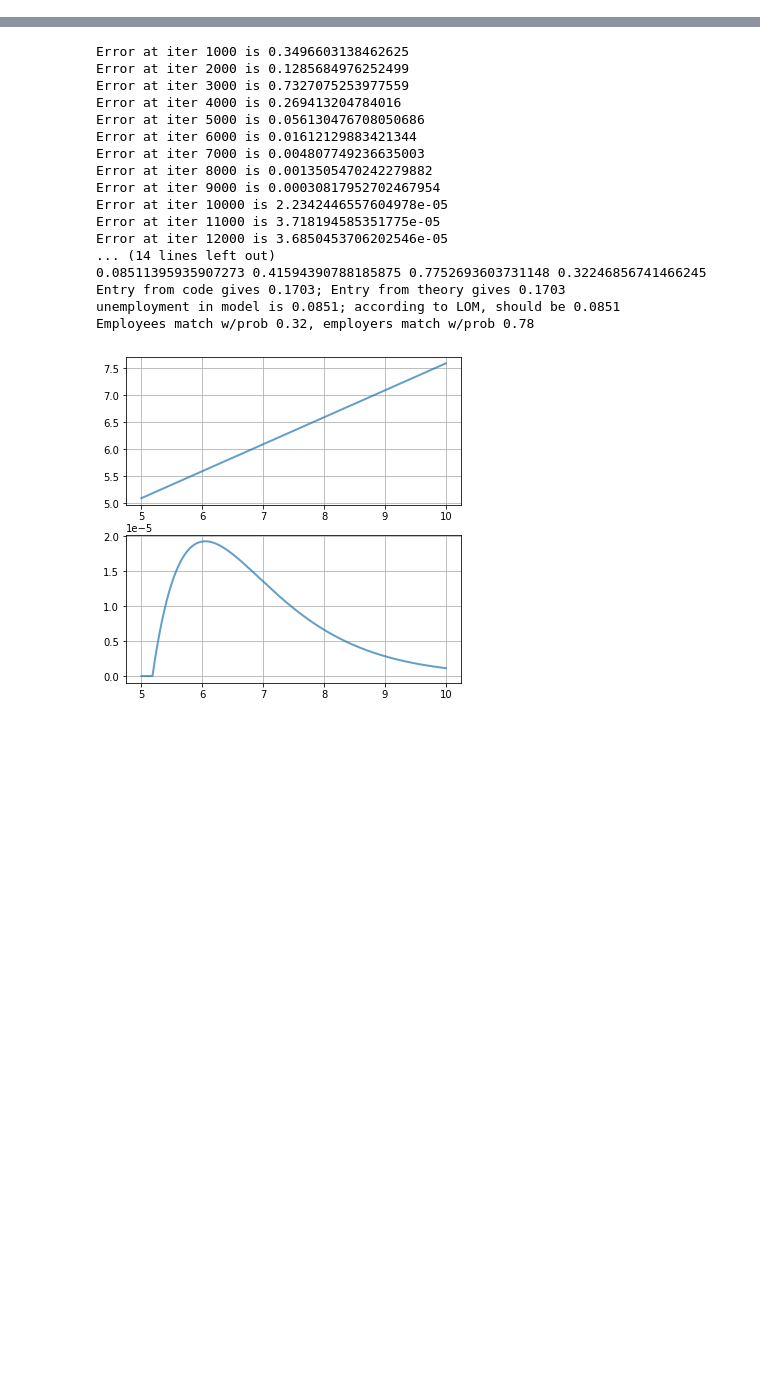
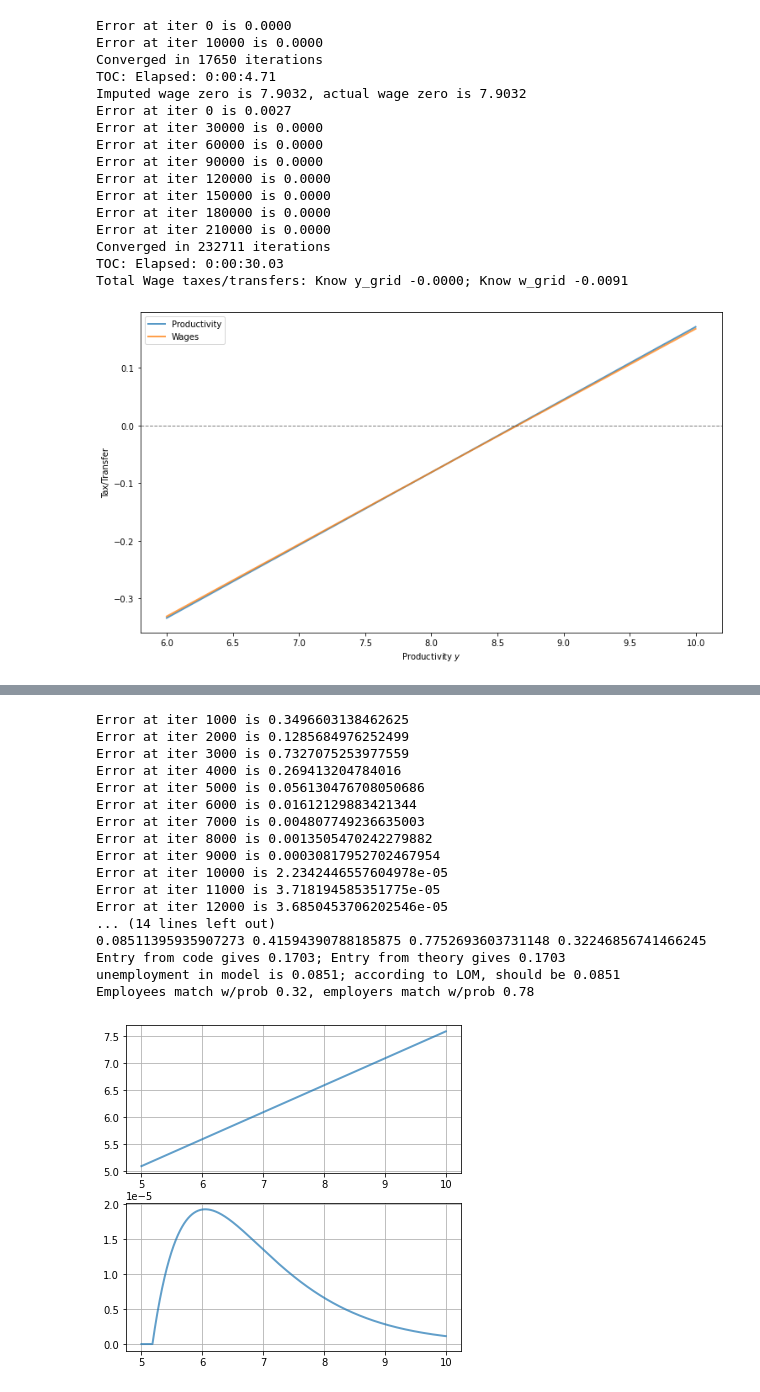
Before and after one commit to spspitze/Outsourcing, a Jupyter notebook: Python Code/LS.ipynb, the cells around one changed output, grey strips where cells are left out. Saved outputs shown, nothing was run; the diff lists cells and outputs as text; code cells hidden in the pictures; blank space fills up the shorter version.

```diff
--- a/Python Code/LS.ipynb
+++ b/Python Code/LS.ipynb
@@ -714,0 +1294,59 @@ Total taxes/transfers are -0.0806
+# %%
+# Optimal wage taxes if Planner knows productivity
+tau_w_grid, ls_tau_w = ls_taxes_w(ls, v_grid_p, n_grid_p)
+
+tol = 1e-8
+max_iter = 1e5
+slow = 1e-1
+print_skip = 1e4
+verbose = True
+
+guess_w = v_grid_p, n_grid_p
+
+qe.tic()
+v_grid_tau_w, n_grid_tau_w = ls_solve_model(
+    ls_tau_w, guess_w, tol, max_iter, slow, planner=False, verbose=verbose, print_skip=print_skip)
+qe.toc()
+
+# Can we approximate these only knowing wages?
+power = 150
+tau_wage, wage_zero = find_tau_wage(ls, v_grid_p, n_grid_p, power)
+
+tol = 1e-8
+max_iter = 3e5
+slow = 1e-2
+# slow = 1e-1
+print_skip = 3e4
+verbose = True
+
+# Guess planner's eqbm (with wage st taxes are 0 for all)
+guess_alt = v_grid_p, n_grid_p, np.ones(y_grid_size) * wage_zero
+
+qe.tic()
+v_grid_alt, n_grid_alt, w_grid_alt = ls_solve_model_alt(
+    ls, tau_wage, guess_alt, tol, max_iter, slow, verbose=verbose, print_skip=print_skip)
+qe.toc()
+
+tax_compare_alt(ls_tau_w, tau_wage, v_grid_tau_w, n_grid_tau_w, v_grid_alt, n_grid_alt, w_grid_alt)
+
+# ls_list_facts_alt(ls, tau_wage, v_grid_alt, n_grid_alt, w_grid_alt)
+
+# ls_graph_results_alt(ls, tau_wage, v_grid_alt, n_grid_alt, w_grid_alt)
+# %% [output]
+Error at iter 0 is 0.0000
+Error at iter 10000 is 0.0000
+Converged in 17650 iterations
+TOC: Elapsed: 0:00:4.71
+Imputed wage zero is 7.9032, actual wage zero is 7.9032
+Error at iter 0 is 0.0027
+Error at iter 30000 is 0.0000
+Error at iter 60000 is 0.0000
+Error at iter 90000 is 0.0000
+Error at iter 120000 is 0.0000
+Error at iter 150000 is 0.0000
+Error at iter 180000 is 0.0000
+Error at iter 210000 is 0.0000
+Converged in 232711 iterations
+TOC: Elapsed: 0:00:30.03
+Total Wage taxes/transfers: Know y_grid -0.0000; Know w_grid -0.0091
+[figure, added]
```
Also changed, not shown: parts of 11 cells of this notebook, 25 other files.
